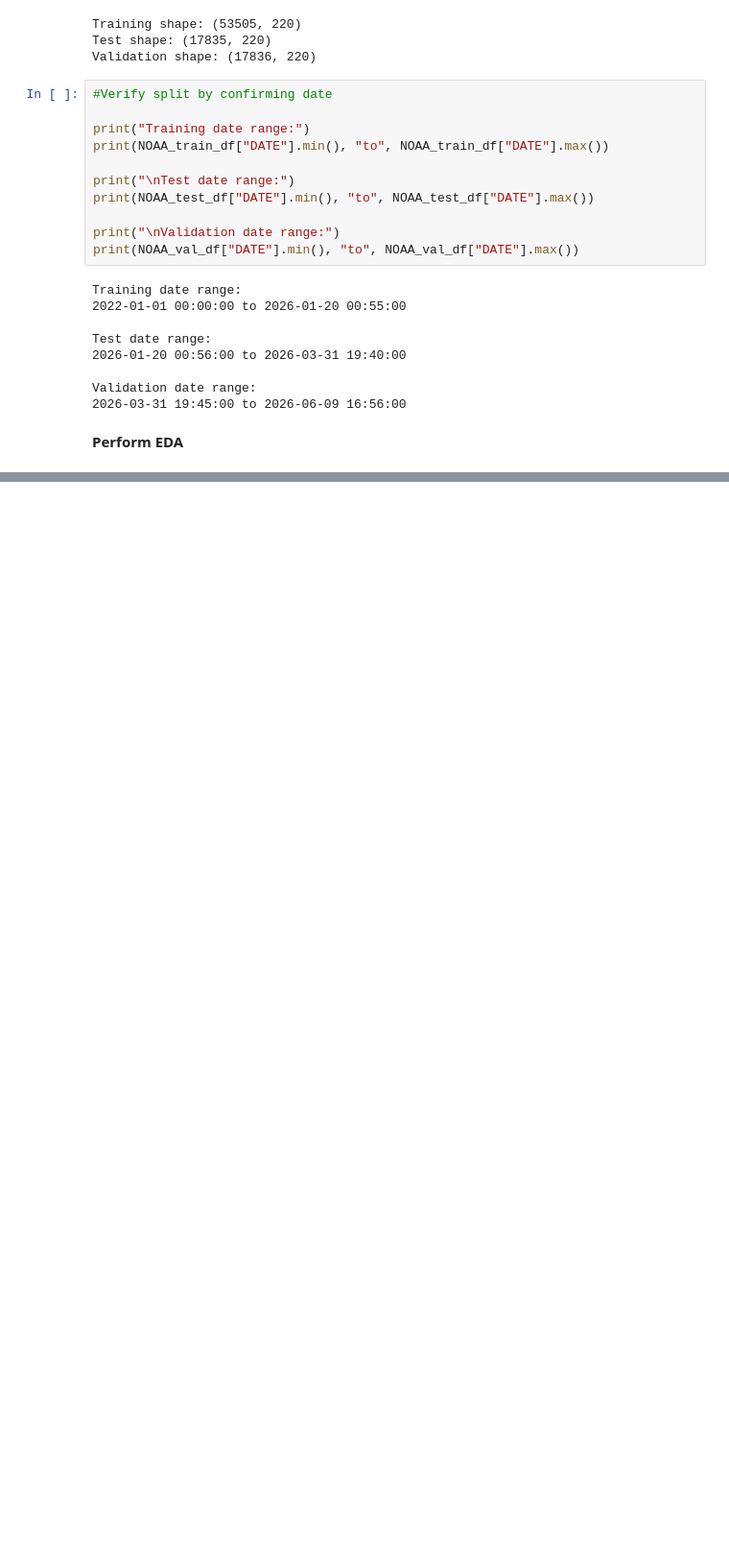
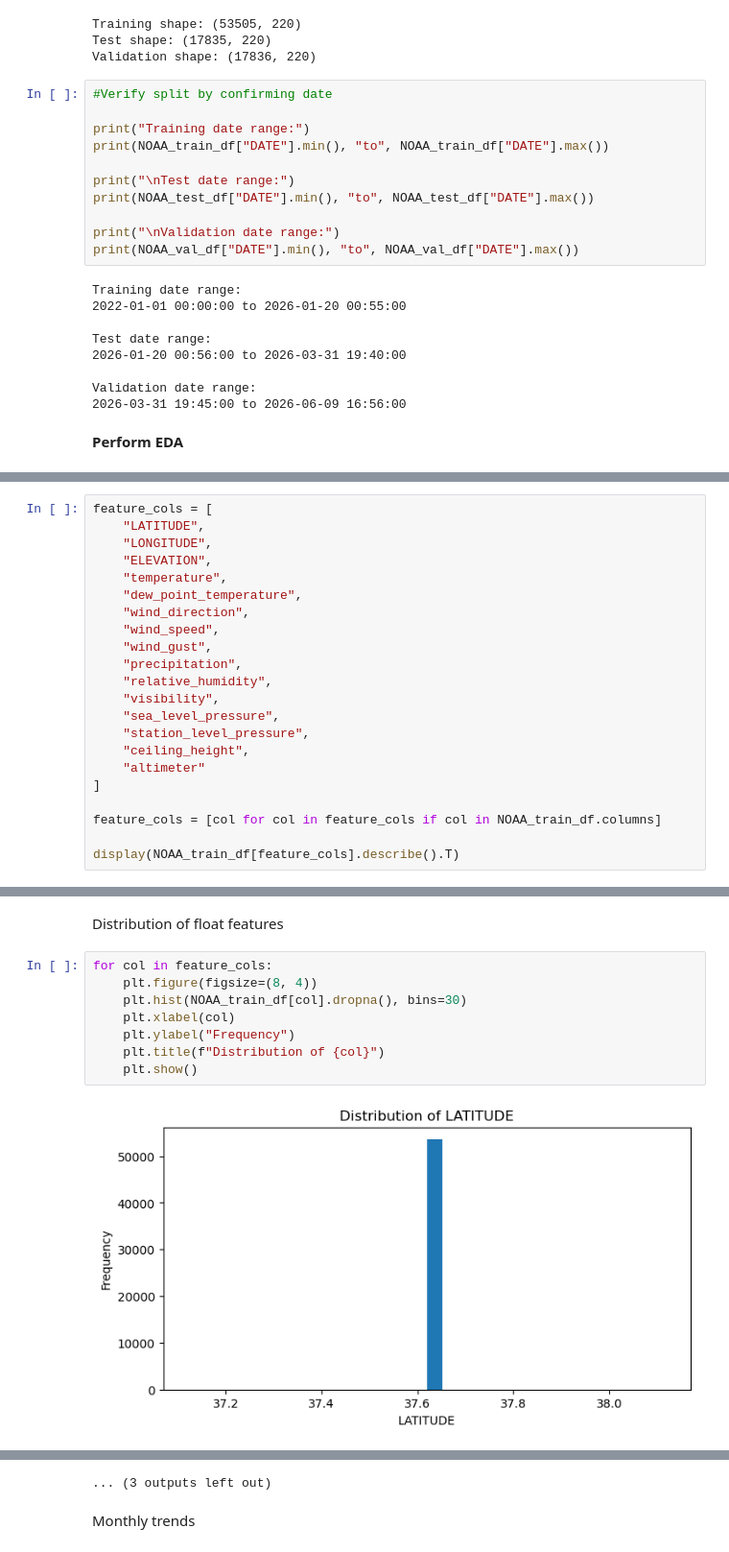
Before and after one commit to UC-Berkeley-I-School/207-Summer26-FinalProject-MLModel, a Jupyter notebook: EDA/SFO_NOAA_EDA_YvonneChook.ipynb, the cells around one changed output, grey strips where cells are left out. Shown at 96% size. Cells and saved outputs as stored; diff of their text form; blank space fills up the shorter version.

```diff
--- a/EDA/SFO_NOAA_EDA_YvonneChook.ipynb
+++ b/EDA/SFO_NOAA_EDA_YvonneChook.ipynb
@@ -75,0 +77,22 @@ Temperature by Date Distribution
+# %%
+feature_cols = [
+    "LATITUDE",
+    "LONGITUDE",
+    "ELEVATION",
+    "temperature",
+    "dew_point_temperature",
+    "wind_direction",
+    "wind_speed",
+    "wind_gust",
+    "precipitation",
+    "relative_humidity",
+    "visibility",
+    "sea_level_pressure",
+    "station_level_pressure",
+    "ceiling_height",
+    "altimeter"
+]
+
+feature_cols = [col for col in feature_cols if col in NOAA_train_df.columns]
+
+display(NOAA_train_df[feature_cols].describe().T)
@@ -75,0 +116,12 @@ Temperature by Date Distribution
+# %% [markdown]
+Distribution of float features
+# %%
+for col in feature_cols:
+    plt.figure(figsize=(8, 4))
+    plt.hist(NOAA_train_df[col].dropna(), bins=30)
+    plt.xlabel(col)
+    plt.ylabel("Frequency")
+    plt.title(f"Distribution of {col}")
+    plt.show()
+# %% [output]
+[figure, added]
@@ -76,3 +139,6 @@ Temperature by Date Distribution
+... (3 outputs left out)
+# %% [markdown]
+Monthly trends
 # %%
 #Distribution plots of weather information
 
```
Also changed, not shown: parts of 18 cells of this notebook.
